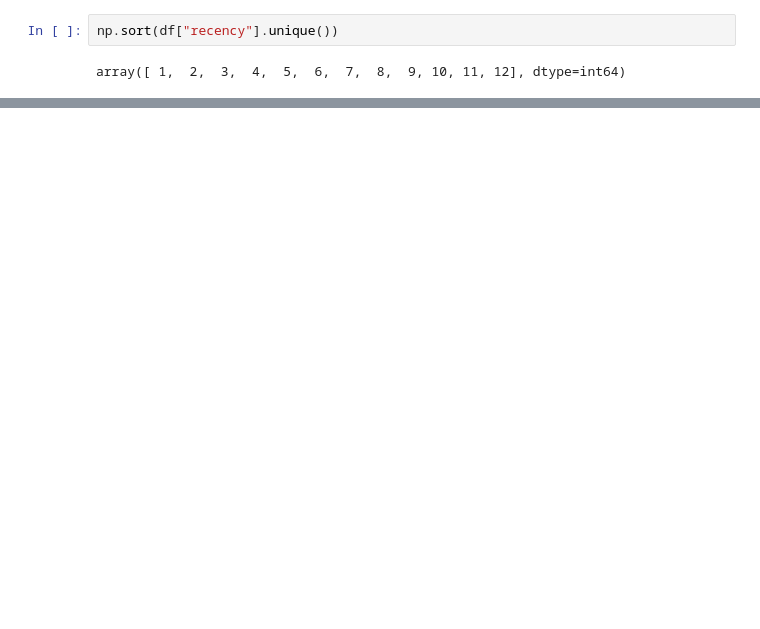
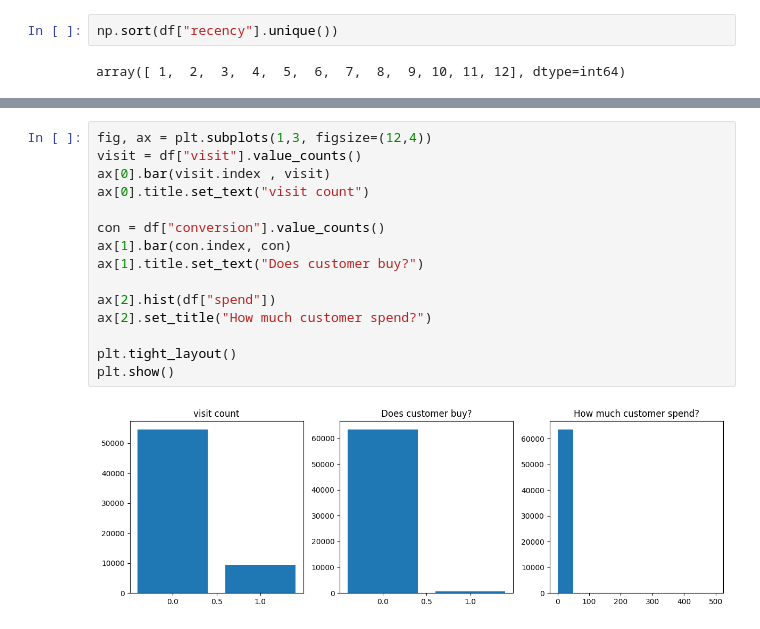
Before and after one commit to Fatemenamdar20/Project02-Customer-Analytics, a Jupyter notebook: Customer-Analytics.ipynb, the cells around one changed output, grey strips where cells are left out. Drawn from its saved outputs; the diff is of its cells as text; blank space fills up the shorter version.

```diff
--- a/Customer-Analytics.ipynb
+++ b/Customer-Analytics.ipynb
@@ -122,0 +116,17 @@ for col in d.columns:
+# %%
+fig, ax = plt.subplots(1,3, figsize=(12,4))
+visit = df["visit"].value_counts()
+ax[0].bar(visit.index , visit)
+ax[0].title.set_text("visit count")
+
+con = df["conversion"].value_counts()
+ax[1].bar(con.index, con)
+ax[1].title.set_text("Does customer buy?")
+
+ax[2].hist(df["spend"])
+ax[2].set_title("How much customer spend?")
+
+plt.tight_layout()
+plt.show()
+# %% [output]
+[figure, added]
```
Also changed, not shown: parts of 11 cells of this notebook, 1 other file.
